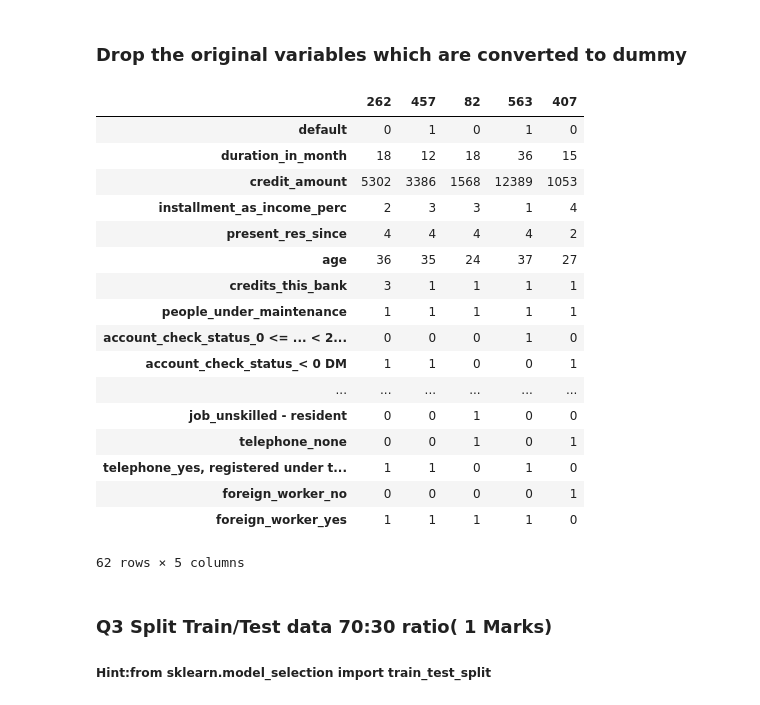
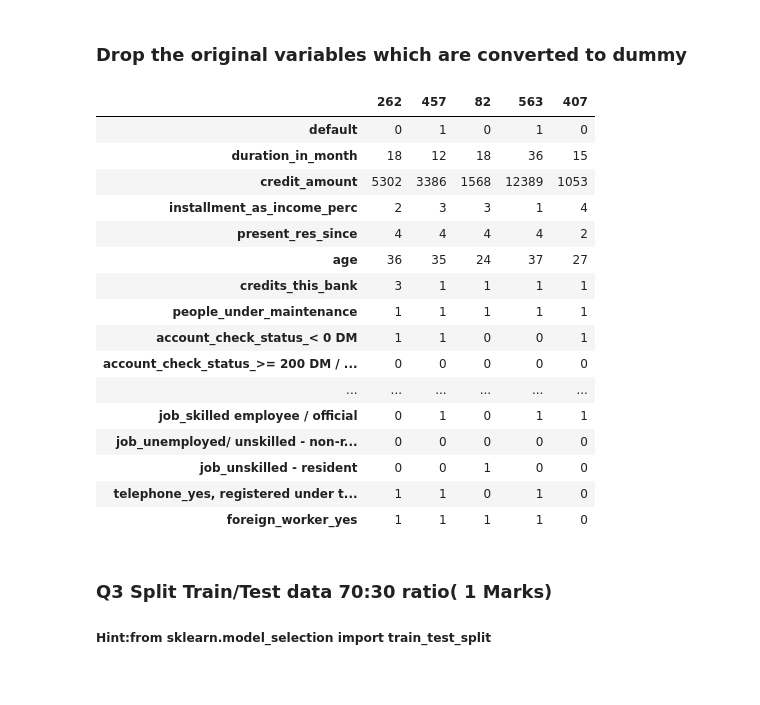
Before and after one commit to GreatLearningAIML1/bangalore-feb-batch-manishkumaraiml, a Jupyter notebook: R4_External_Lab_Validation_Accuracy.ipynb, the cells around one changed output. Cells and saved outputs as stored; diff of their text form; code cells hidden in the pictures.

```diff
--- a/R4_External_Lab_Validation_Accuracy.ipynb
+++ b/R4_External_Lab_Validation_Accuracy.ipynb
@@ -91,27 +92,26 @@ germanCredit_train_dummies.corr()
 # %% [markdown]
 ### Drop the original variables which are converted to dummy
 # %%
-germanCredit_train_dummies = pd.get_dummies(germanCredit_train_dummies,drop_first=True)
+germanCredit_train_dummies = pd.get_dummies(germanCredit_train,drop_first=True)
 germanCredit_train_dummies.head().T
 # %% [output]
 |  | 262 | 457 | 82 | 563 | 407 |
 | default | 0 | 1 | 0 | 1 | 0 |
 | duration_in_month | 18 | 12 | 18 | 36 | 15 |
 | credit_amount | 5302 | 3386 | 1568 | 12389 | 1053 |
 | installment_as_income_perc | 2 | 3 | 3 | 1 | 4 |
 | present_res_since | 4 | 4 | 4 | 4 | 2 |
 | age | 36 | 35 | 24 | 37 | 27 |
 | credits_this_bank | 3 | 1 | 1 | 1 | 1 |
 | people_under_maintenance | 1 | 1 | 1 | 1 | 1 |
-| account_check_status_0 <= ... < 2... | 0 | 0 | 0 | 1 | 0 |
 | account_check_status_< 0 DM | 1 | 1 | 0 | 0 | 1 |
+| account_check_status_>= 200 DM / ... | 0 | 0 | 0 | 0 | 0 |
 | ... | ... | ... | ... | ... | ... |
+| job_skilled employee / official | 0 | 1 | 0 | 1 | 1 |
+| job_unemployed/ unskilled - non-r... | 0 | 0 | 0 | 0 | 0 |
 | job_unskilled - resident | 0 | 0 | 1 | 0 | 0 |
-| telephone_none | 0 | 0 | 1 | 0 | 1 |
 | telephone_yes, registered under t... | 1 | 1 | 0 | 1 | 0 |
-| foreign_worker_no | 0 | 0 | 0 | 0 | 1 |
 | foreign_worker_yes | 1 | 1 | 1 | 1 | 0 |
-62 rows × 5 columns
 # %% [markdown]
 ### Q3 Split Train/Test data 70:30 ratio( 1 Marks)
 ##### Hint:from sklearn.model_selection import train_test_split
```
Also changed, not shown: parts of 6 cells of this notebook.
